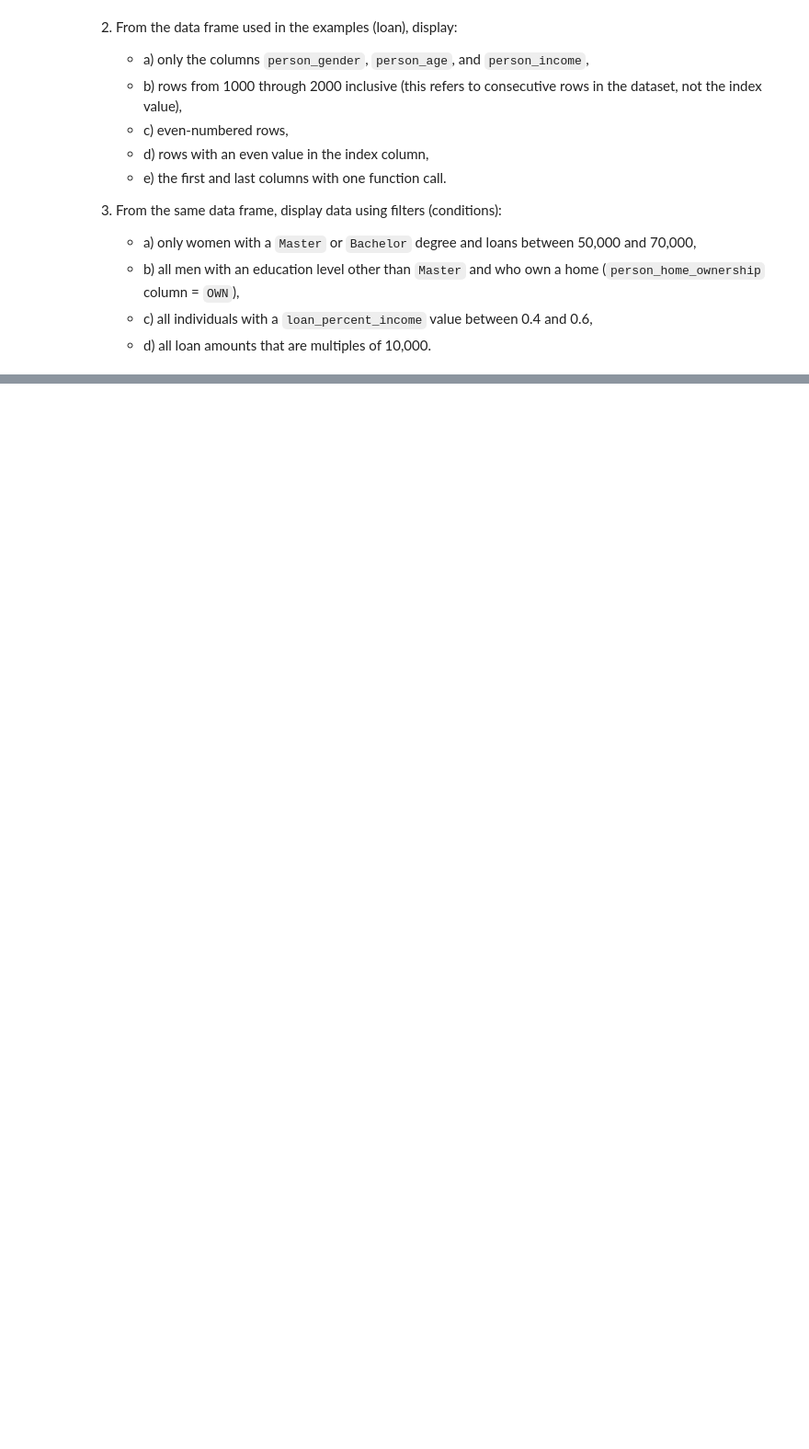
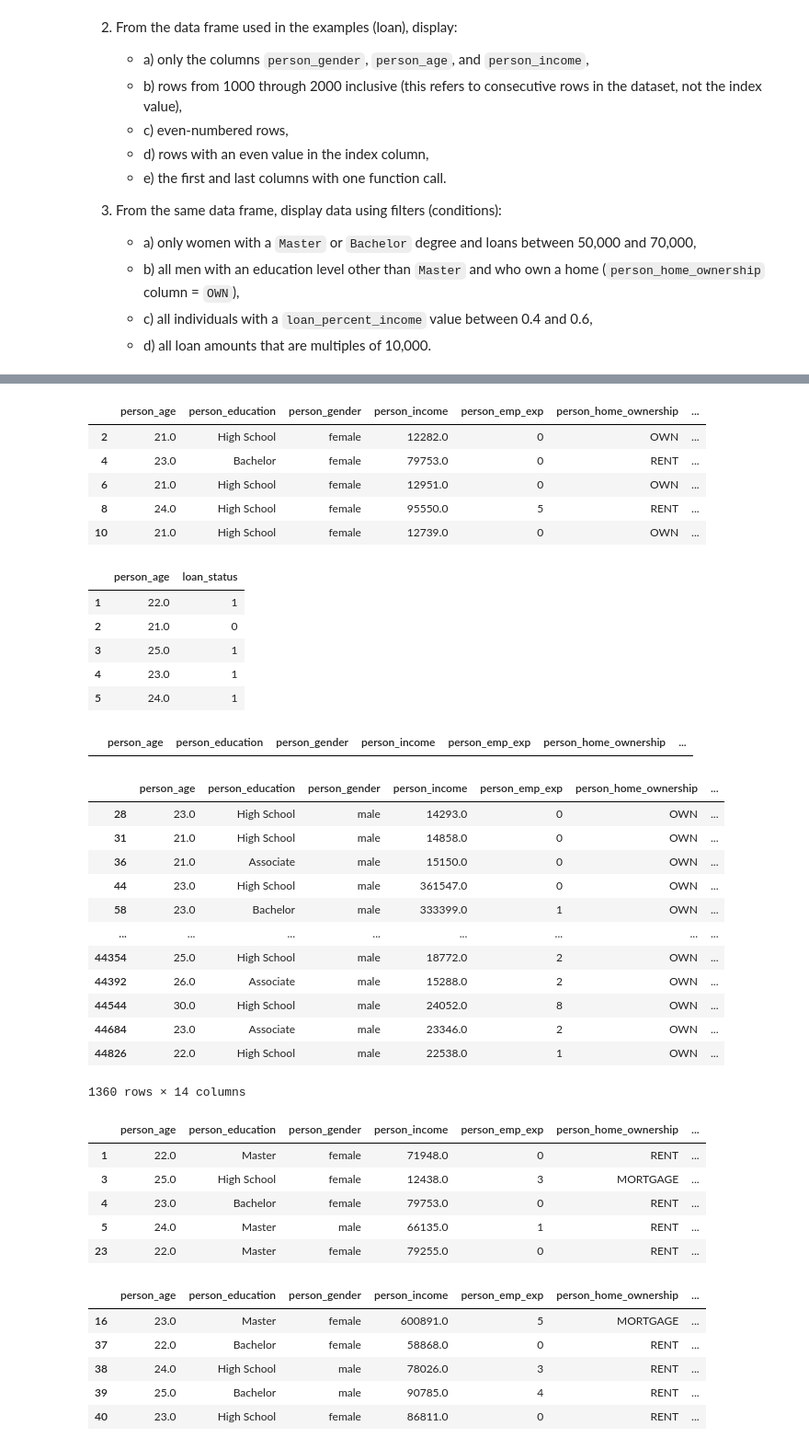
Before and after one commit to nanol00p/swps_data_analysis_tasks, a Jupyter notebook: lab_05/lab_05.ipynb, the cells around one changed output, grey strips where cells are left out. Shown at 92% size. Saved outputs shown, nothing was run; the diff lists cells and outputs as text; code cells hidden in the pictures; blank space fills up the shorter version.

```diff
--- a/lab_05/lab_05.ipynb
+++ b/lab_05/lab_05.ipynb
@@ -492,3 +508,42 @@ df.query('person_education == ["Doctorate", "Master"] & person_age > 40')
    * b) all men with an education level other than `Master` and who own a home (`person_home_ownership` column = `OWN`),
    * c) all individuals with a `loan_percent_income` value between 0.4 and 0.6,
    * d) all loan amounts that are multiples of 10,000.
+# %%
+# 1. Rename the column
+df.rename(columns={'loan_amnt': 'loan_amount'}, inplace=True)
+
+# 2. Selections
+res_2a = df[['person_gender', 'person_age', 'person_income']]
+res_2b = df.iloc[999:2000]        # rows 1000 through 2000 (consecutive rows)
+res_2c = df.iloc[1::2]           # even-numbered rows by position (2nd, 4th, ...)
+res_2d = df[df.index % 2 == 0]   # rows with an even index value
+res_2e = df.iloc[:, [0, -1]]     # first and last columns in one call
+
+# 3. Filters
+res_3a = df[
+    (df['person_gender'] == 'female') &
+    (df['person_education'].isin(['Master', 'Bachelor'])) &
+    (df['loan_amount'].between(50000, 70000))
+]
+
+res_3b = df[
+    (df['person_gender'] == 'male') &
+    (df['person_education'] != 'Master') &
+    (df['person_home_ownership'] == 'OWN')
+]
+
+res_3c = df[df['loan_percent_income'].between(0.4, 0.6)]
+
+res_3d = df[df['loan_amount'] % 10000 == 0]
+
+# Display (showing heads where full results may be large)
+display(res_2a.head())
+display(res_2b.head())
+display(res_2c.head())
+display(res_2d.head())
+display(res_2e.head())
+display(res_3a)
+display(res_3b)
+display(res_3c.head())
+display(res_3d.head())
+# %% [output]
@@ -494,0 +568,38 @@ df.query('person_education == ["Doctorate", "Master"] & person_age > 40')
+|  | person_age | person_education | person_gender | person_income | person_emp_exp | person_home_ownership | ... |
+| 2 | 21.0 | High School | female | 12282.0 | 0 | OWN | ... |
+| 4 | 23.0 | Bachelor | female | 79753.0 | 0 | RENT | ... |
+| 6 | 21.0 | High School | female | 12951.0 | 0 | OWN | ... |
+| 8 | 24.0 | High School | female | 95550.0 | 5 | RENT | ... |
+| 10 | 21.0 | High School | female | 12739.0 | 0 | OWN | ... |
+|  | person_age | loan_status |
+| 1 | 22.0 | 1 |
+| 2 | 21.0 | 0 |
+| 3 | 25.0 | 1 |
+| 4 | 23.0 | 1 |
+| 5 | 24.0 | 1 |
+|  | person_age | person_education | person_gender | person_income | person_emp_exp | person_home_ownership | ... |
+|  | person_age | person_education | person_gender | person_income | person_emp_exp | person_home_ownership | ... |
+| 28 | 23.0 | High School | male | 14293.0 | 0 | OWN | ... |
+| 31 | 21.0 | High School | male | 14858.0 | 0 | OWN | ... |
+| 36 | 21.0 | Associate | male | 15150.0 | 0 | OWN | ... |
+| 44 | 23.0 | High School | male | 361547.0 | 0 | OWN | ... |
+| 58 | 23.0 | Bachelor | male | 333399.0 | 1 | OWN | ... |
+| ... | ... | ... | ... | ... | ... | ... | ... |
+| 44354 | 25.0 | High School | male | 18772.0 | 2 | OWN | ... |
+| 44392 | 26.0 | Associate | male | 15288.0 | 2 | OWN | ... |
+| 44544 | 30.0 | High School | male | 24052.0 | 8 | OWN | ... |
+| 44684 | 23.0 | Associate | male | 23346.0 | 2 | OWN | ... |
+| 44826 | 22.0 | High School | male | 22538.0 | 1 | OWN | ... |
+1360 rows × 14 columns
+|  | person_age | person_education | person_gender | person_income | person_emp_exp | person_home_ownership | ... |
+| 1 | 22.0 | Master | female | 71948.0 | 0 | RENT | ... |
+| 3 | 25.0 | High School | female | 12438.0 | 3 | MORTGAGE | ... |
+| 4 | 23.0 | Bachelor | female | 79753.0 | 0 | RENT | ... |
+| 5 | 24.0 | Master | male | 66135.0 | 1 | RENT | ... |
+| 23 | 22.0 | Master | female | 79255.0 | 0 | RENT | ... |
+|  | person_age | person_education | person_gender | person_income | person_emp_exp | person_home_ownership | ... |
+| 16 | 23.0 | Master | female | 600891.0 | 5 | MORTGAGE | ... |
+| 37 | 22.0 | Bachelor | female | 58868.0 | 0 | RENT | ... |
+| 38 | 24.0 | High School | male | 78026.0 | 3 | RENT | ... |
+| 39 | 25.0 | Bachelor | male | 90785.0 | 4 | RENT | ... |
+| 40 | 23.0 | High School | female | 86811.0 | 0 | RENT | ... |
```
Also changed, not shown: parts of 9 cells of this notebook, 11 other files.
